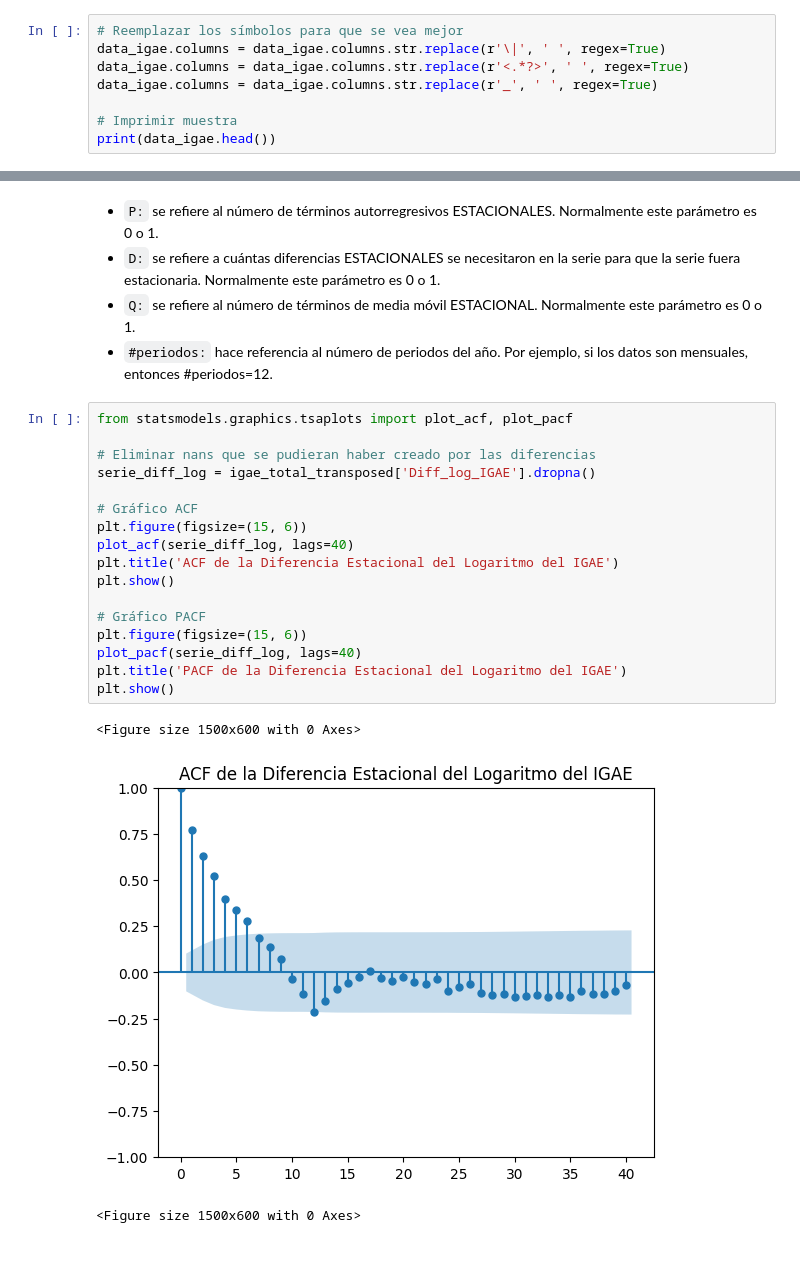
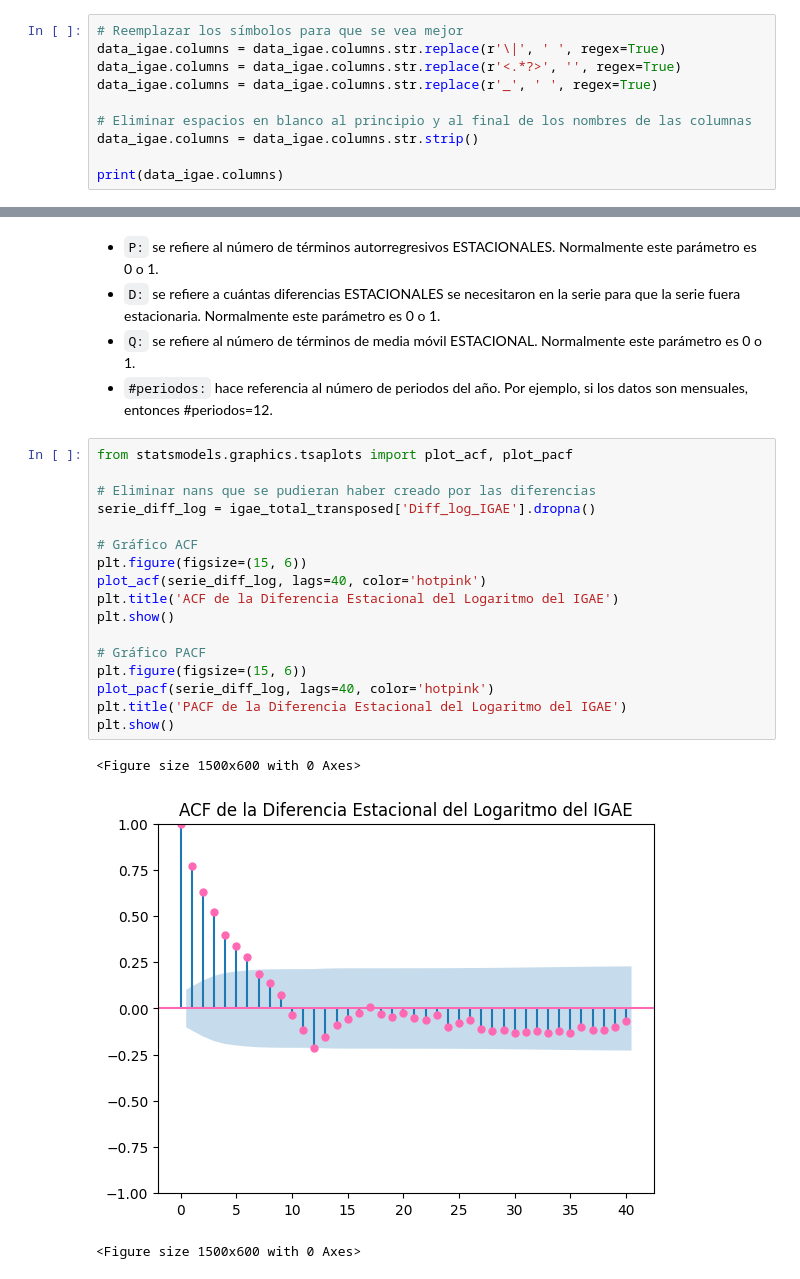
Before and after one commit to mafeermoreno/StatisticsProject, a Jupyter notebook: Proyecto_Stats_Bloque1_Maria_Moreno_v3.ipynb, the cells around one changed output, grey strips where cells are left out. Drawn from its saved outputs; the diff is of its cells as text.

```diff
--- a/Proyecto_Stats_Bloque1_Maria_Moreno_v3.ipynb
+++ b/Proyecto_Stats_Bloque1_Maria_Moreno_v3.ipynb
@@ -2033,9 +2033,11 @@ print(data_igae.head())
 # %%
 # Reemplazar los símbolos para que se vea mejor
 data_igae.columns = data_igae.columns.str.replace(r'\|', ' ', regex=True)
-data_igae.columns = data_igae.columns.str.replace(r'<.*?>', ' ', regex=True)
+data_igae.columns = data_igae.columns.str.replace(r'<.*?>', '', regex=True)
 data_igae.columns = data_igae.columns.str.replace(r'_', ' ', regex=True)
 
-# Imprimir muestra
-print(data_igae.head())
+# Eliminar espacios en blanco al principio y al final de los nombres de las columnas
+data_igae.columns = data_igae.columns.str.strip()
+
+print(data_igae.columns)
 # %% [output]
@@ -2178,21 +2189,21 @@ arima(p,d,q) sarima(P,D,Q,#Períodos)
 # %%
 from statsmodels.graphics.tsaplots import plot_acf, plot_pacf
 
 # Eliminar nans que se pudieran haber creado por las diferencias
 serie_diff_log = igae_total_transposed['Diff_log_IGAE'].dropna()
 
 # Gráfico ACF
 plt.figure(figsize=(15, 6))
-plot_acf(serie_diff_log, lags=40)
+plot_acf(serie_diff_log, lags=40, color='hotpink')
 plt.title('ACF de la Diferencia Estacional del Logaritmo del IGAE')
 plt.show()
 
 # Gráfico PACF
 plt.figure(figsize=(15, 6))
-plot_pacf(serie_diff_log, lags=40)
+plot_pacf(serie_diff_log, lags=40, color='hotpink')
 plt.title('PACF de la Diferencia Estacional del Logaritmo del IGAE')
 plt.show()
 # %% [output]
 <Figure size 1500x600 with 0 Axes>
-[figure, old version]
+[figure, new version]
 <Figure size 1500x600 with 0 Axes>
```
Also changed, not shown: parts of 25 cells of this notebook.
